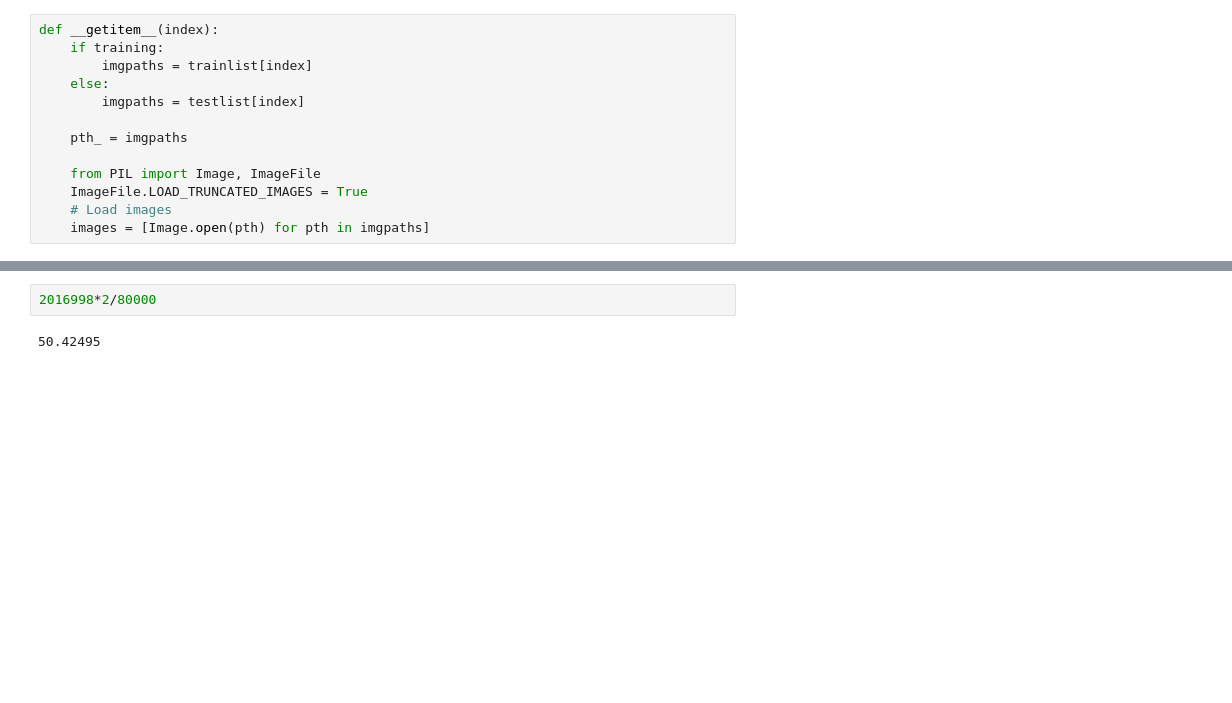
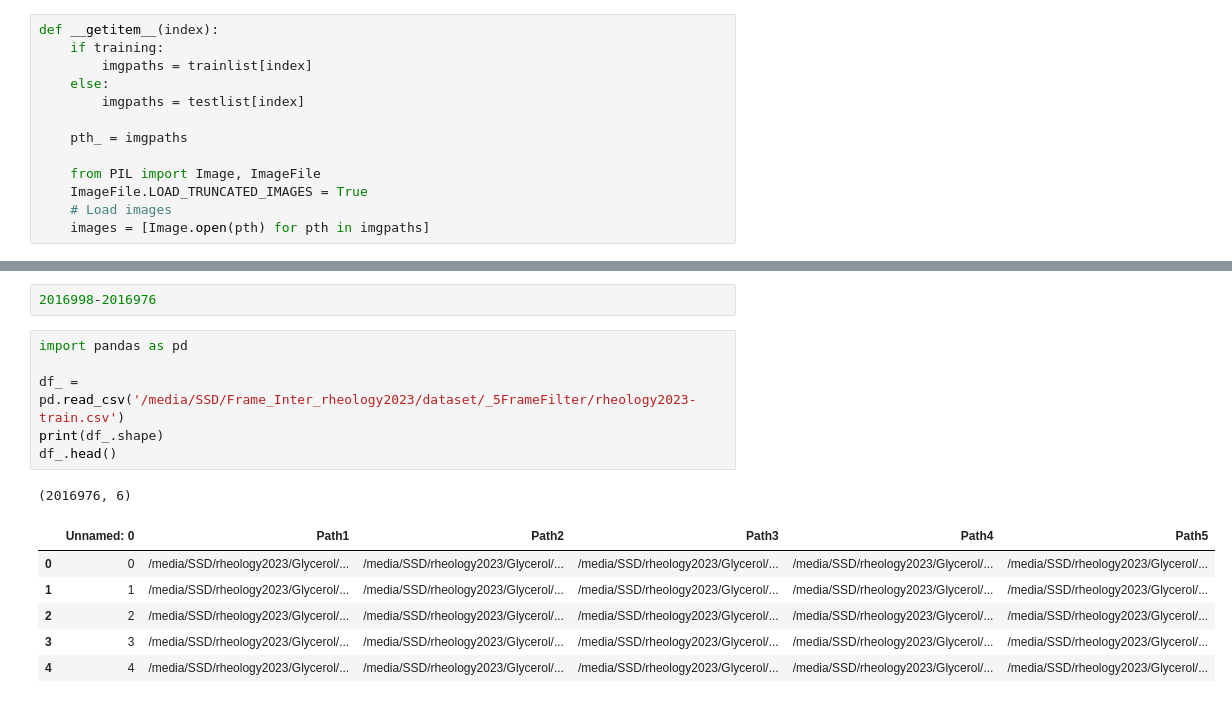
Before and after one commit to WiratchawaKannika/FLAVR, a Jupyter notebook: Check_SepTuplet.ipynb, the cells around one changed output, grey strips where cells are left out. Drawn from its saved outputs; the diff is of its cells as text; blank space fills up the shorter version.

```diff
--- a/Check_SepTuplet.ipynb
+++ b/Check_SepTuplet.ipynb
@@ -425,4 +254,16 @@ inputs[1]
-# %%
-2016998*2/80000
-# %% [output]
-50.42495
+# %%
+2016998-2016976
+# %%
+import pandas as pd
+
+df_ = pd.read_csv('/media/SSD/Frame_Inter_rheology2023/dataset/_5FrameFilter/rheology2023-train.csv')
+print(df_.shape)
+df_.head()
+# %% [output]
+(2016976, 6)
+|  | Unnamed: 0 | Path1 | Path2 | Path3 | Path4 | Path5 |
+| 0 | 0 | /media/SSD/rheology2023/Glycerol/... | /media/SSD/rheology2023/Glycerol/... | /media/SSD/rheology2023/Glycerol/... | /media/SSD/rheology2023/Glycerol/... | /media/SSD/rheology2023/Glycerol/... |
+| 1 | 1 | /media/SSD/rheology2023/Glycerol/... | /media/SSD/rheology2023/Glycerol/... | /media/SSD/rheology2023/Glycerol/... | /media/SSD/rheology2023/Glycerol/... | /media/SSD/rheology2023/Glycerol/... |
+| 2 | 2 | /media/SSD/rheology2023/Glycerol/... | /media/SSD/rheology2023/Glycerol/... | /media/SSD/rheology2023/Glycerol/... | /media/SSD/rheology2023/Glycerol/... | /media/SSD/rheology2023/Glycerol/... |
+| 3 | 3 | /media/SSD/rheology2023/Glycerol/... | /media/SSD/rheology2023/Glycerol/... | /media/SSD/rheology2023/Glycerol/... | /media/SSD/rheology2023/Glycerol/... | /media/SSD/rheology2023/Glycerol/... |
+| 4 | 4 | /media/SSD/rheology2023/Glycerol/... | /media/SSD/rheology2023/Glycerol/... | /media/SSD/rheology2023/Glycerol/... | /media/SSD/rheology2023/Glycerol/... | /media/SSD/rheology2023/Glycerol/... |
```
Also changed, not shown: parts of 45 cells of this notebook, 2 other files.
